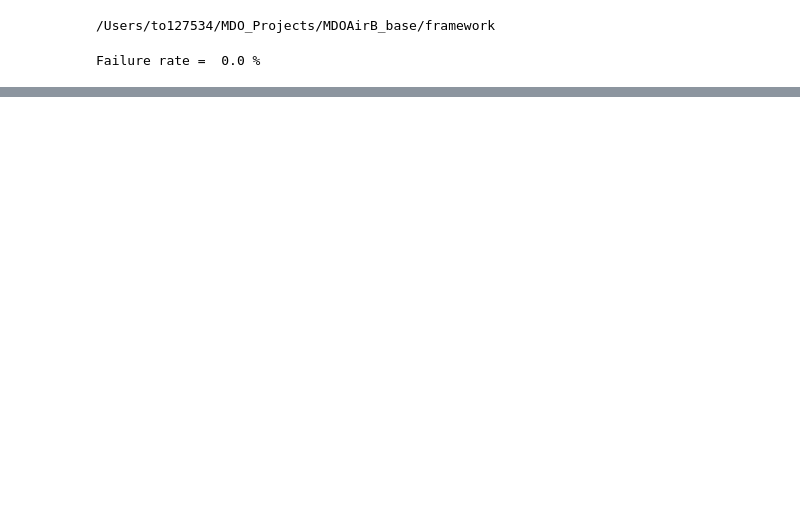
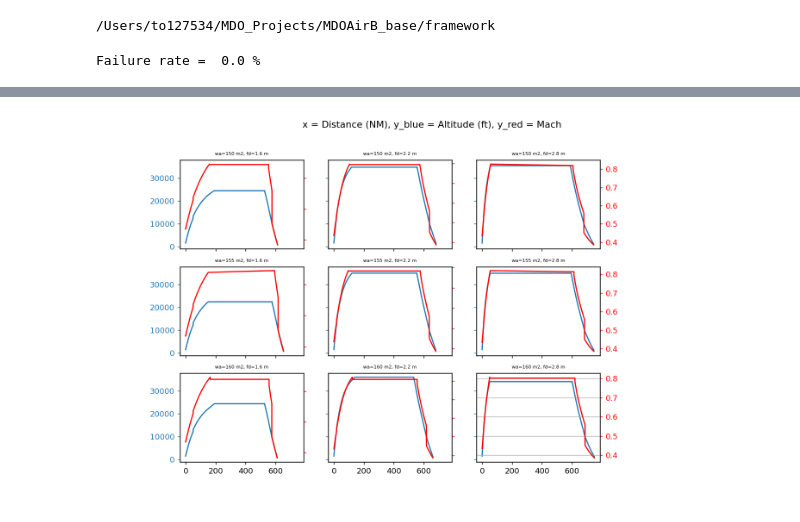
Before and after one commit to AlejandroRios/MDOAirB_base, a Jupyter notebook: framework/analysis-results.ipynb, the cells around one changed output, grey strips where cells are left out. Saved outputs shown, nothing was run; the diff lists cells and outputs as text; code cells hidden in the pictures; blank space fills up the shorter version.

```diff
--- a/framework/analysis-results.ipynb
+++ b/framework/analysis-results.ipynb
@@ -6,7 +6,10 @@ import plotly
 from plotly.graph_objects import *
 from plotly.graph_objs import *
 import plotly.graph_objects as go
+import numpy as np
 
+plt.rcParams['figure.figsize'] = [12, 7]
+plt.rcParams['figure.dpi'] = 130
 
 def draw_carpet(x,y,z,xname,yname,zname):
     fig = go.Figure()
@@ -28,6 +31,42 @@ def draw_carpet(x,y,z,xname,yname,zname):
 ))
     fig.update_yaxes(title=zname)
     fig.show()
+
+def draw_figure(x, y1, y2, labelx, labely1, labely2):
+    fig, host = plt.subplots()
+    par1 = host.twinx()
+    par1.set_ylabel(labely2)
+    p1, = host.plot(x, y1, label=labely1)
+    p2, = par1.plot(x, y2, label=labely2, color='r')
+    host.set_ylabel(labely1)
+    host.set_xlabel(labelx)
+    host.tick_params(axis='y', colors=p1.get_color())
+    par1.tick_params(axis='y', colors=p2.get_color())
+    plt.grid()
+    plt.draw()
+    plt.show()
+
+def draw_figure_alt_mach_multi(xdf, y1df, y2df, n1, n2, labelx, labely1, labely2, input1, input2):
+    fig, axs = plt.subplots(n1,n2, sharex=True, sharey=True)
+    fig.suptitle("x = "+labelx+", y_blue = "+labely1+", y_red = "+labely2)
+    fig.subplots_adjust(right=0.75)
+    for i in range(n1):
+        for j in range(n2):
+            y1 = np.array(y1df[n2*i+j].split(']')[0].split('[')[1].split()).astype(float)
+            y2 = np.array(y2df[n2*i+j].split(']')[0].split('[')[1].split()).astype(float)
+            x = np.array(xdf[n2*i+j].split(']')[0].split('[')[1].split()).astype(float)
+            host = axs[i,j]
+            par1 = host.twinx()
+            p1, = host.plot(x, y1)
+            p2, = par1.plot(x, y2, color='r')
+            host.tick_params(axis='y', colors=p1.get_color())
+            par1.tick_params(axis='y', colors=p2.get_color())
+            host.set_title("wa={} m2, fd={} m".format(round(input1[n2*i+j]),round(input2[n2*i+j],1)),fontsize=6)
+            if ((j+1) % n2 != 0):
+                par1.tick_params('y', labelright=False)
+    plt.grid()
+    plt.draw()
+    plt.show()
 # %%
 path = os.getcwd()
 print(path)
@@ -95,0 +135,4 @@ draw_carpet(input["WingArea"],input["FanDiameter"],output["MTOW"],'Wing Area (m2
+# %%
+draw_figure_alt_mach_multi(np.array(output["distance"]),np.array(output["altitude"]),np.array(output["mach"]), 3, 3, "Distance (NM)", "Altitude (ft)", "Mach", input["WingArea"],input["FanDiameter"]/10)
+# %% [output]
+[figure, added]
```
Also changed, not shown: parts of 11 cells of this notebook, 14 other files.
